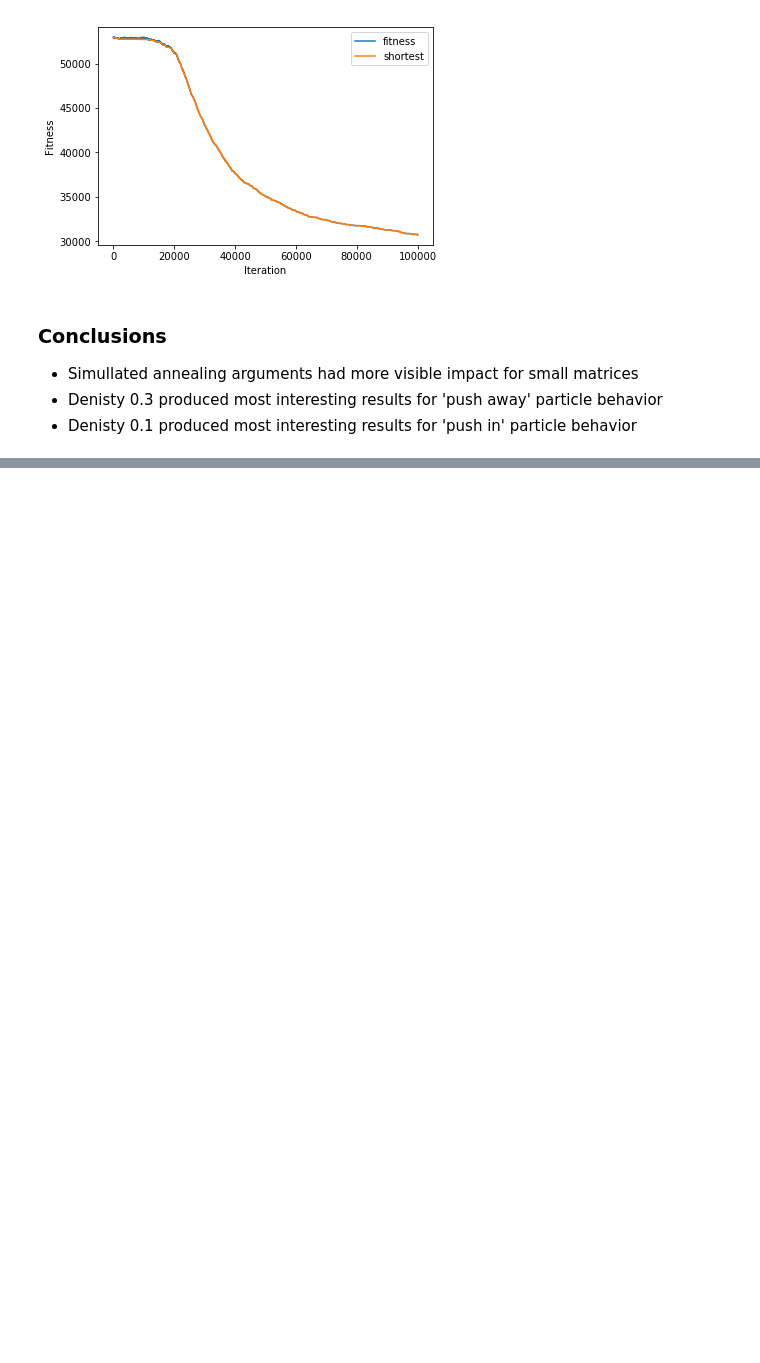
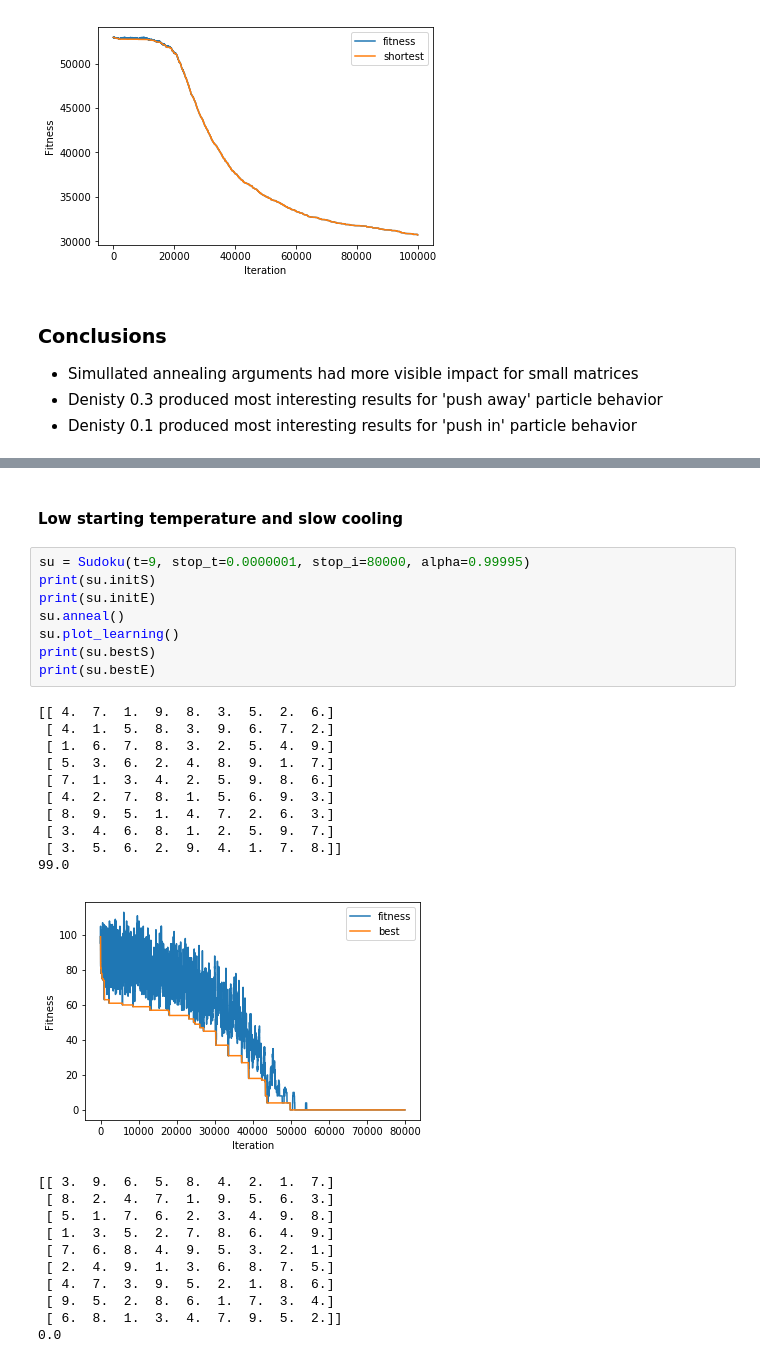
Before and after one commit to jasieksz/mownit, a Jupyter notebook: lab4/simulated_annealing_ex/lab4_sprawozdanie.ipynb, the cells around one changed output, grey strips where cells are left out. Saved outputs shown, nothing was run; the diff lists cells and outputs as text; blank space fills up the shorter version.

```diff
--- a/lab4/simulated_annealing_ex/lab4_sprawozdanie.ipynb
+++ b/lab4/simulated_annealing_ex/lab4_sprawozdanie.ipynb
@@ -557,0 +605,32 @@ bim.plot_learning()
+# %% [markdown]
+#### Low starting temperature and slow cooling
+# %%
+su = Sudoku(t=9, stop_t=0.0000001, stop_i=80000, alpha=0.99995)
+print(su.initS)
+print(su.initE)
+su.anneal()
+su.plot_learning()
+print(su.bestS)
+print(su.bestE)
+# %% [output]
+[[ 4.  7.  1.  9.  8.  3.  5.  2.  6.]
+ [ 4.  1.  5.  8.  3.  9.  6.  7.  2.]
+ [ 1.  6.  7.  8.  3.  2.  5.  4.  9.]
+ [ 5.  3.  6.  2.  4.  8.  9.  1.  7.]
+ [ 7.  1.  3.  4.  2.  5.  9.  8.  6.]
+ [ 4.  2.  7.  8.  1.  5.  6.  9.  3.]
+ [ 8.  9.  5.  1.  4.  7.  2.  6.  3.]
+ [ 3.  4.  6.  8.  1.  2.  5.  9.  7.]
+ [ 3.  5.  6.  2.  9.  4.  1.  7.  8.]]
+99.0
+[figure, added]
+[[ 3.  9.  6.  5.  8.  4.  2.  1.  7.]
+ [ 8.  2.  4.  7.  1.  9.  5.  6.  3.]
+ [ 5.  1.  7.  6.  2.  3.  4.  9.  8.]
+ [ 1.  3.  5.  2.  7.  8.  6.  4.  9.]
+ [ 7.  6.  8.  4.  9.  5.  3.  2.  1.]
+ [ 2.  4.  9.  1.  3.  6.  8.  7.  5.]
+ [ 4.  7.  3.  9.  5.  2.  1.  8.  6.]
+ [ 9.  5.  2.  8.  6.  1.  7.  3.  4.]
+ [ 6.  8.  1.  3.  4.  7.  9.  5.  2.]]
+0.0
```
Also changed, not shown: parts of 14 cells of this notebook, 1 other file.
